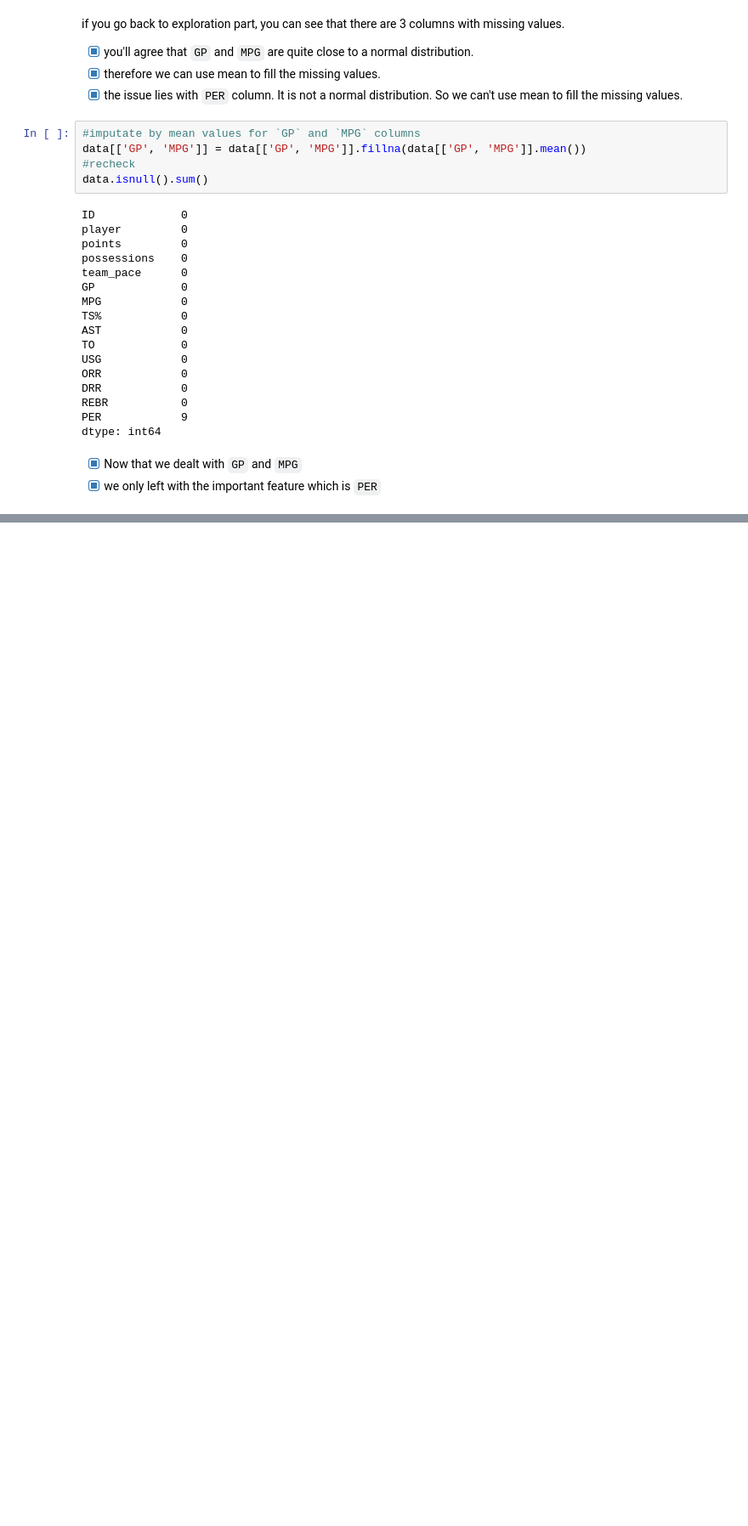
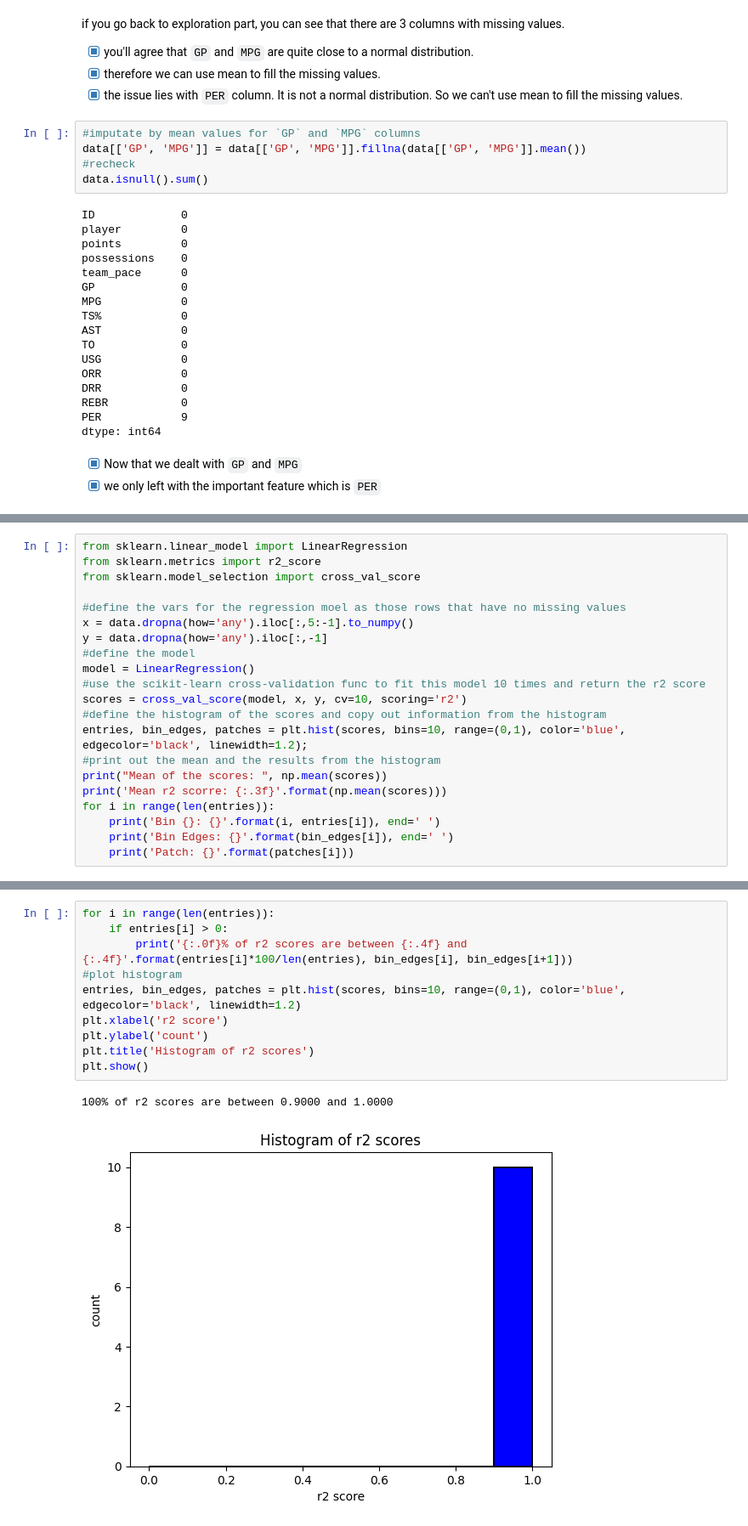
Before and after one commit to Mfundo-debug/space-jam-anl, a Jupyter notebook: space-jam.ipynb, the cells around one changed output, grey strips where cells are left out. Shown at 85% size. Saved outputs shown, nothing was run; the diff lists cells and outputs as text; blank space fills up the shorter version.

Commit message:
data imputation by ML complete and added dataset

```diff
--- a/space-jam.ipynb
+++ b/space-jam.ipynb
@@ -621,0 +685,21 @@ dtype: int64
+# %%
+from sklearn.linear_model import LinearRegression
+from sklearn.metrics import r2_score
+from sklearn.model_selection import cross_val_score
+
+#define the vars for the regression moel as those rows that have no missing values
+x = data.dropna(how='any').iloc[:,5:-1].to_numpy()
+y = data.dropna(how='any').iloc[:,-1]
+#define the model
+model = LinearRegression()
+#use the scikit-learn cross-validation func to fit this model 10 times and return the r2 score
+scores = cross_val_score(model, x, y, cv=10, scoring='r2')
+#define the histogram of the scores and copy out information from the histogram
+entries, bin_edges, patches = plt.hist(scores, bins=10, range=(0,1), color='blue', edgecolor='black', linewidth=1.2);
+#print out the mean and the results from the histogram
+print("Mean of the scores: ", np.mean(scores))
+print('Mean r2 scorre: {:.3f}'.format(np.mean(scores)))
+for i in range(len(entries)):
+    print('Bin {}: {}'.format(i, entries[i]), end=' ')
+    print('Bin Edges: {}'.format(bin_edges[i]), end=' ')
+    print('Patch: {}'.format(patches[i]))
@@ -621,0 +719,13 @@ dtype: int64
+# %%
+for i in range(len(entries)):
+    if entries[i] > 0:
+        print('{:.0f}% of r2 scores are between {:.4f} and {:.4f}'.format(entries[i]*100/len(entries), bin_edges[i], bin_edges[i+1]))
+#plot histogram
+entries, bin_edges, patches = plt.hist(scores, bins=10, range=(0,1), color='blue', edgecolor='black', linewidth=1.2)
+plt.xlabel('r2 score')
+plt.ylabel('count')
+plt.title('Histogram of r2 scores')
+plt.show()
+# %% [output]
+100% of r2 scores are between 0.9000 and 1.0000
+[figure, added]
```
Also changed, not shown: parts of 14 cells of this notebook, 1 other file.
